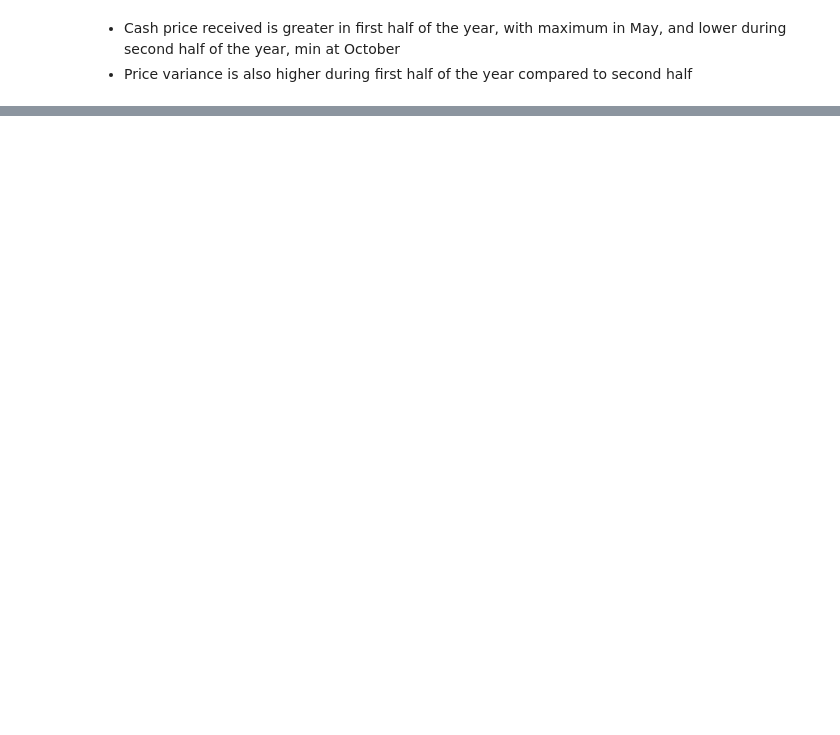
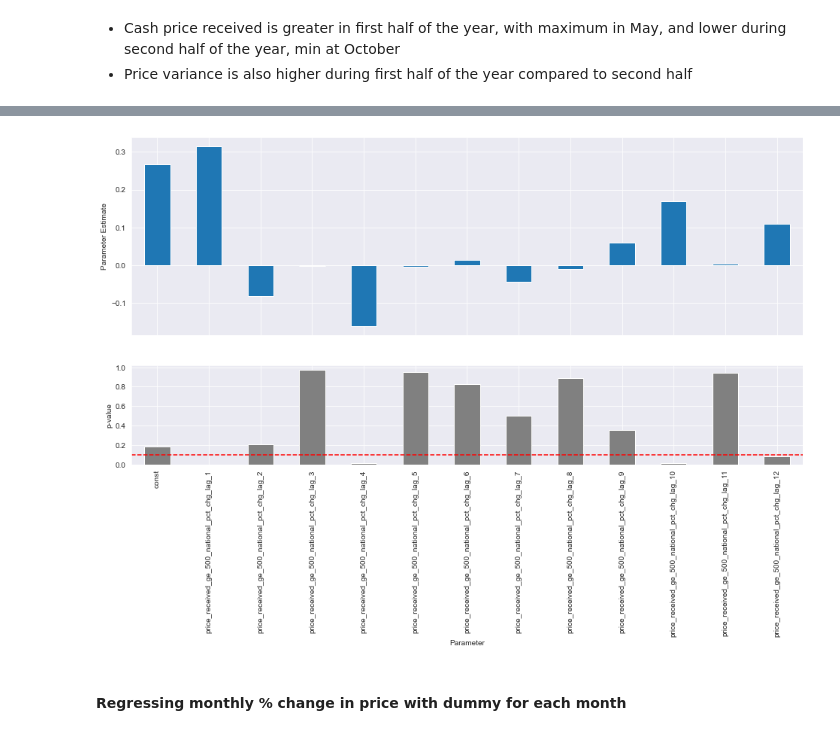
Before and after one commit to EricOstr/live_cattle, a Jupyter notebook: analysis/monthly_cash_price_analysis/cash_price_seasonal.ipynb, the cells around one changed output, grey strips where cells are left out. Drawn from its saved outputs; the diff is of its cells as text; code cells hidden in the pictures; blank space fills up the shorter version.

```diff
--- a/analysis/monthly_cash_price_analysis/cash_price_seasonal.ipynb
+++ b/analysis/monthly_cash_price_analysis/cash_price_seasonal.ipynb
@@ -49,0 +60,15 @@ Text(0.5, 1.0, 'Mean Adjusted Price Received for GE 500 National Futures by Mont
+# %%
+import statsmodels.api as sm
+
+
+price_received_ge_500_national_pct_chg = price_received_ge_500_national.pct_change()*100
+
+X = price_received_ge_500_national_pct_chg.shift(1).dropna()
+X.name = 'price_received_ge_500_national_pct_chg_lag_1'
+X = sm.add_constant(X)
+
+y = price_received_ge_500_national_pct_chg[X.index]
+
+model = sm.OLS(y, X).fit()
+
+print(model.summary())
@@ -49,0 +98,23 @@ Text(0.5, 1.0, 'Mean Adjusted Price Received for GE 500 National Futures by Mont
+# %%
+import statsmodels.api as sm
+import pandas as pd
+
+lags = 12
+for i in range(1, lags+1):
+
+    price_received_ge_500_national_pct_chg_lag = price_received_ge_500_national.pct_change().shift(i)*100
+    price_received_ge_500_national_pct_chg_lag.name = f'price_received_ge_500_national_pct_chg_lag_{i}'
+
+    if i == 1:
+        X = price_received_ge_500_national_pct_chg_lag.dropna()
+    else:
+        X = pd.concat([X, price_received_ge_500_national_pct_chg_lag], axis=1)
+# %%
+X = X.dropna()
+X = sm.add_constant(X)
+
+y = price_received_ge_500_national_pct_chg[X.index]
+
+model = sm.OLS(y, X).fit()
+
+print(model.summary())
@@ -49,0 +139,6 @@ Text(0.5, 1.0, 'Mean Adjusted Price Received for GE 500 National Futures by Mont
+# %%
+src.plot_coefficients_pvalues(model)
+# %% [output]
+[figure, added]
+# %% [markdown]
+#### Regressing monthly % change in price with dummy for each month
```
Also changed, not shown: parts of 36 cells of this notebook, 7 other files.
